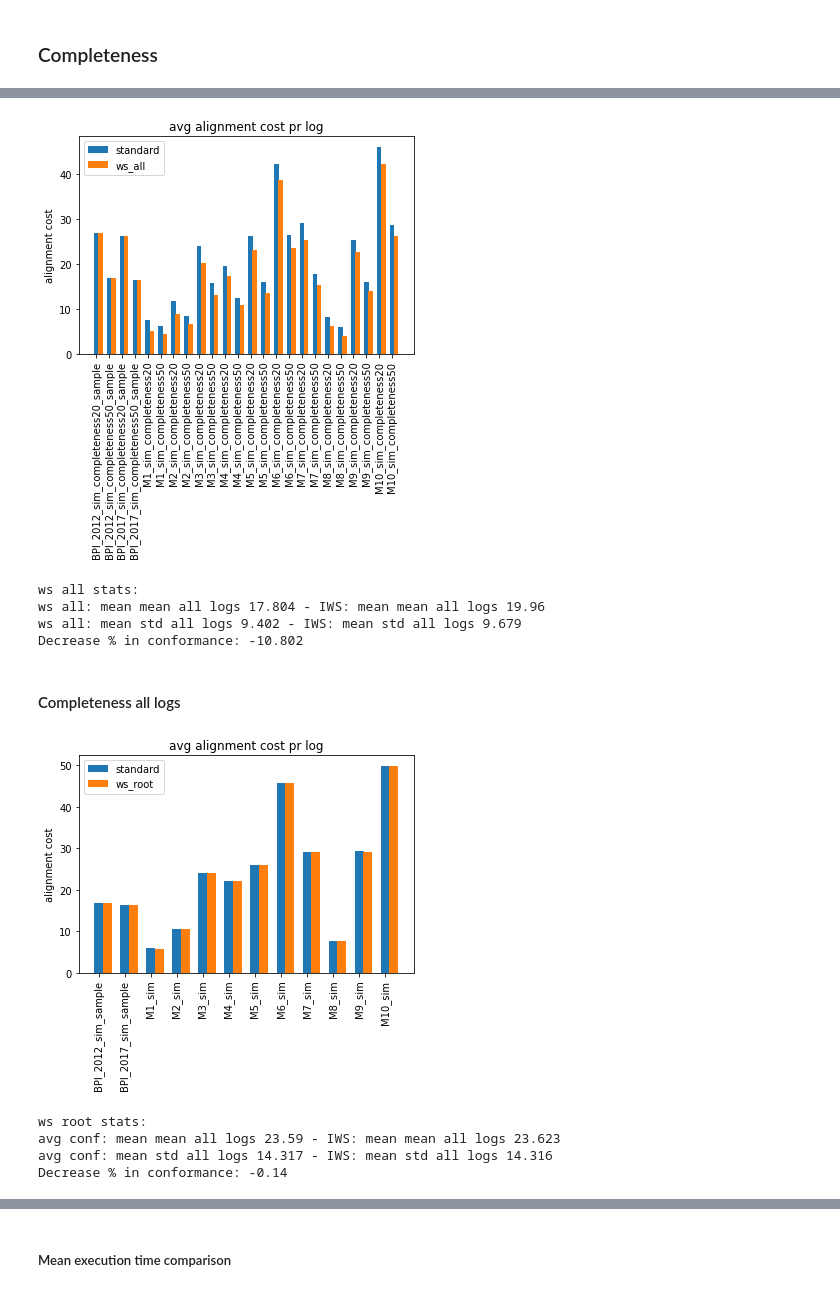
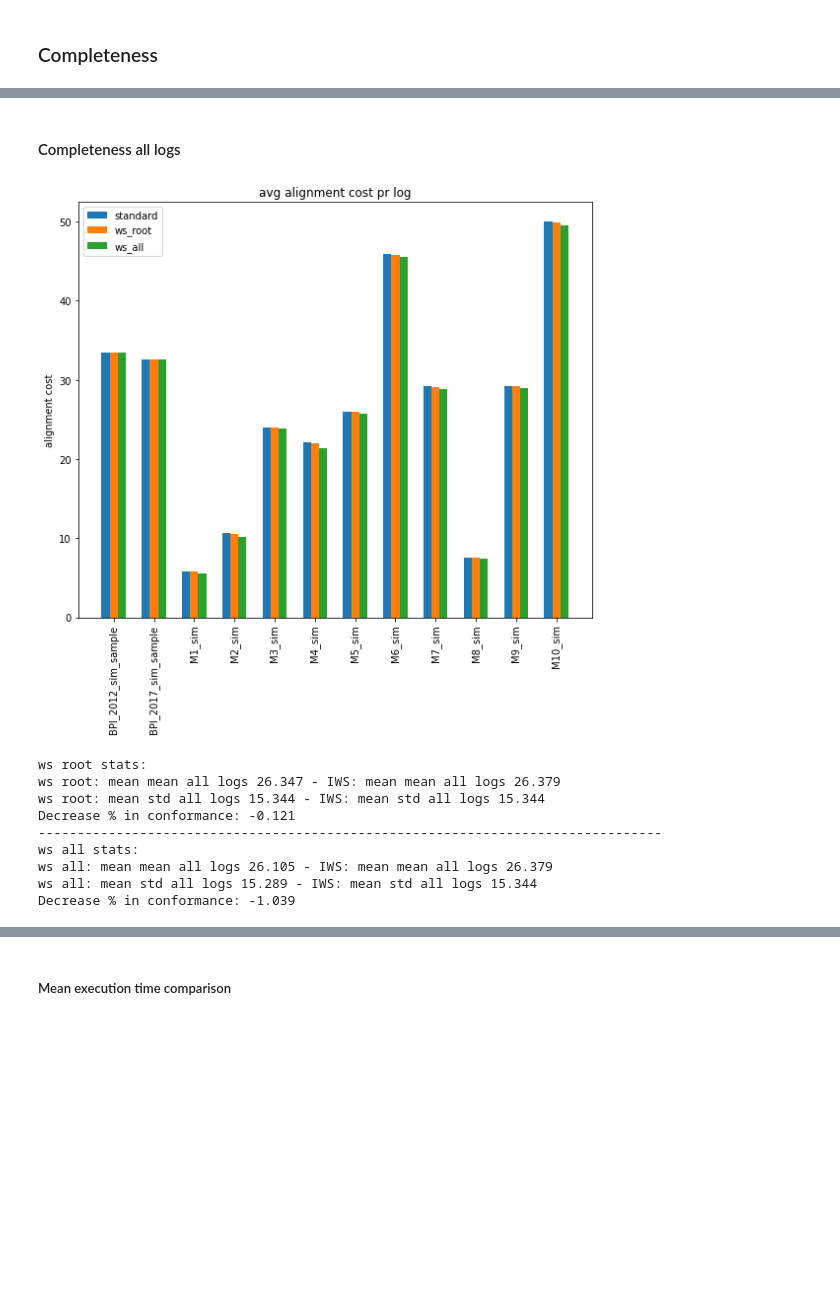
Before and after one commit to MaxTNielsen/ConformanceCheckingUsingTries, a Jupyter notebook: Jupyter/comparative_analysis.ipynb, the cells around one changed output, grey strips where cells are left out. Cells and saved outputs as stored; diff of their text form; code cells hidden in the pictures; blank space fills up the shorter version.

```diff
--- a/Jupyter/comparative_analysis.ipynb
+++ b/Jupyter/comparative_analysis.ipynb
@@ -262,7 +262,7 @@ dims_25 = {'conf': 1, 'compl': 2, 'confi': 3, 'total': 4, 'time': 5}
 avg_costs_25 = {'conf': [], 'compl': [], 'confi': [], 'total': [], 'time': []}
 
 no_compl_no_conf_dict, _ = get_dataset_metrics(
-    INPUT_DIR+"/tripleocc_runs/no_compl_no_conf", dims=dims_25, avg_costs=avg_costs_25, regex_f=extract_filename)
+    INPUT_DIR+"/tripleocc_runs/no_compl_no_conf", dims=dims_14, avg_costs=avg_costs_14, regex_f=extract_filename)
 # no_compl_avg_dict, _ = get_dataset_metrics(
 #     INPUT_DIR+"/tripleocc_runs/no_compl_avg", dims=dims_25, avg_costs=avg_costs_25, regex_f=extract_filename)
 # no_compl_min_dict, _ = get_dataset_metrics(
@@ -296,19 +306,3 @@ Decrease % in conformance: -2.62
-# %%
-"""Grouped bar chart - ws all"""
-
-plot_bar_chart_comparison(validation.completeness_output, no_compl_no_conf_compl_stats,
-                            no_conf_ws_all_stats, 'mean', ['standard', 'ws_all'], "alignment cost", "avg alignment cost pr log")
-
-print("ws all stats:")
-print_stat('mean', no_conf_ws_all_stats, no_compl_no_conf_compl_stats, "ws all", "IWS")
-print_stat('std', no_conf_ws_all_stats, no_compl_no_conf_compl_stats,  "ws all", "IWS")
-print_procentual('mean','conformance',no_conf_ws_all_stats, no_compl_no_conf_compl_stats)
-# %% [output]
-[figure, removed]
-ws all stats:
-ws all: mean mean all logs 17.804 - IWS: mean mean all logs 19.96
-ws all: mean std all logs 9.402 - IWS: mean std all logs 9.679
-Decrease % in conformance: -10.802
 # %% [markdown]
 #### Completeness all logs
 # %%
@@ -318,16 +312,26 @@ no_conf_ws_all_stats = get_statistics(no_conf_ws_all_states_dict, validation.nor
 # %%
 """ grouped bar chart ws root """
 
 plot_bar_chart_comparison(validation.normal_output, no_compl_no_conf_compl_stats,
-                          no_conf_ws_root_stats, 'mean', ['standard', 'ws_root'], "alignment cost", "avg alignment cost pr log")
+                          no_conf_ws_root_stats, no_conf_ws_all_stats, 'mean', ['standard', 'ws_root', 'ws_all'], "alignment cost", "avg alignment cost pr log")
 
 print("ws root stats:")
-print_stat('mean', no_conf_ws_root_stats, no_compl_no_conf_compl_stats, "avg conf", "IWS")
-print_stat('std', no_conf_ws_root_stats, no_compl_no_conf_compl_stats,  "avg conf", "IWS")
-print_procentual('mean','conformance',no_conf_ws_root_stats, no_compl_no_conf_compl_stats)
+print_stat('mean', no_conf_ws_root_stats, no_compl_no_conf_compl_stats, "ws root", "IWS")
+print_stat('std', no_conf_ws_root_stats, no_compl_no_conf_compl_stats,  "ws root", "IWS")
+print(print_procentual('mean','conformance',no_conf_ws_root_stats, no_compl_no_conf_compl_stats))
+print(40*"--")
+print("ws all stats:")
+print_stat('mean', no_conf_ws_all_stats, no_compl_no_conf_compl_stats, "ws all", "IWS")
+print_stat('std', no_conf_ws_all_stats, no_compl_no_conf_compl_stats,  "ws all", "IWS")
+print(print_procentual('mean','conformance',no_conf_ws_all_stats, no_compl_no_conf_compl_stats))
 # %% [output]
-[figure, old version]
+[figure, new version]
 ws root stats:
-avg conf: mean mean all logs 23.59 - IWS: mean mean all logs 23.623
-avg conf: mean std all logs 14.317 - IWS: mean std all logs 14.316
-Decrease % in conformance: -0.14
+ws root: mean mean all logs 26.347 - IWS: mean mean all logs 26.379
+ws root: mean std all logs 15.344 - IWS: mean std all logs 15.344
+Decrease % in conformance: -0.121
+--------------------------------------------------------------------------------
+ws all stats:
+ws all: mean mean all logs 26.105 - IWS: mean mean all logs 26.379
+ws all: mean std all logs 15.289 - IWS: mean std all logs 15.344
+Decrease % in conformance: -1.039
```
Also changed, not shown: parts of 27 cells of this notebook, 7 other files.
